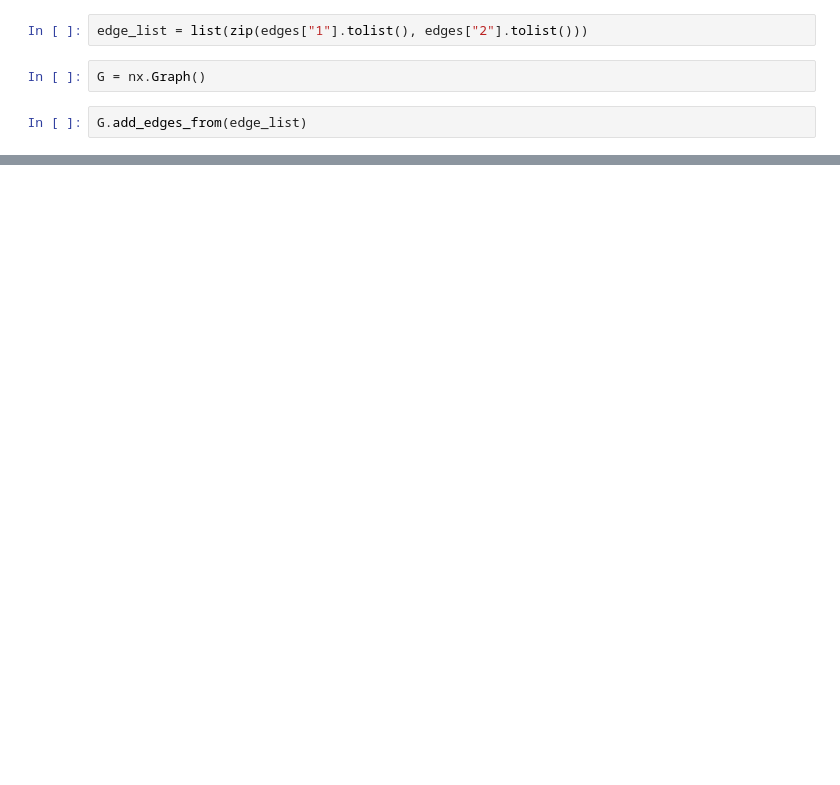
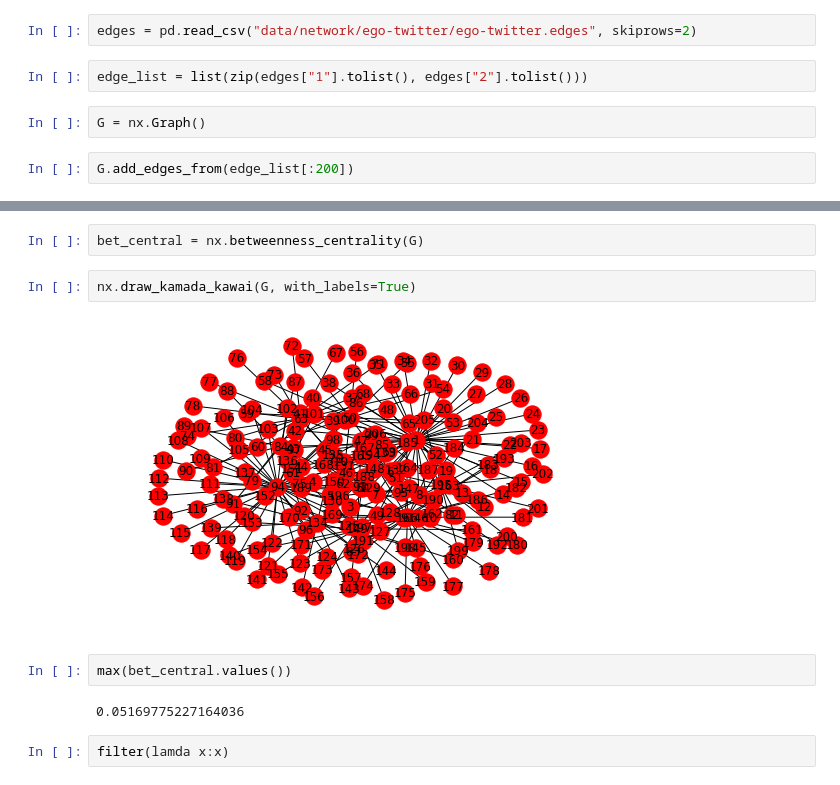
Before and after one commit to nathdip/TeachNeuralNetworks, a Jupyter notebook: test_twitter_network.ipynb, the cells around one changed output, grey strips where cells are left out. Cells and saved outputs as stored; diff of their text form; blank space fills up the shorter version.

```diff
--- a/test_twitter_network.ipynb
+++ b/test_twitter_network.ipynb
@@ -13,6 +7,8 @@ nodes_labels = pd.read_csv("data/Twitter/TWITTER-Real-Graph-Partial/TWITTER-Real
+# %%
+edges = pd.read_csv("data/network/ego-twitter/ego-twitter.edges", skiprows=2)
 # %%
 edge_list = list(zip(edges["1"].tolist(), edges["2"].tolist()))
 # %%
 G = nx.Graph()
 # %%
-G.add_edges_from(edge_list)
+G.add_edges_from(edge_list[:200])
@@ -20,0 +27,12 @@ G.add_edges_from
+# %%
+bet_central = nx.betweenness_centrality(G)
+# %%
+nx.draw_kamada_kawai(G, with_labels=True)
+# %% [output]
+[figure, added]
+# %%
+max(bet_central.values())
+# %% [output]
+0.05169775227164036
+# %%
+filter(lamda x:x)
```
Also changed, not shown: parts of 6 cells of this notebook, 8 other files.
